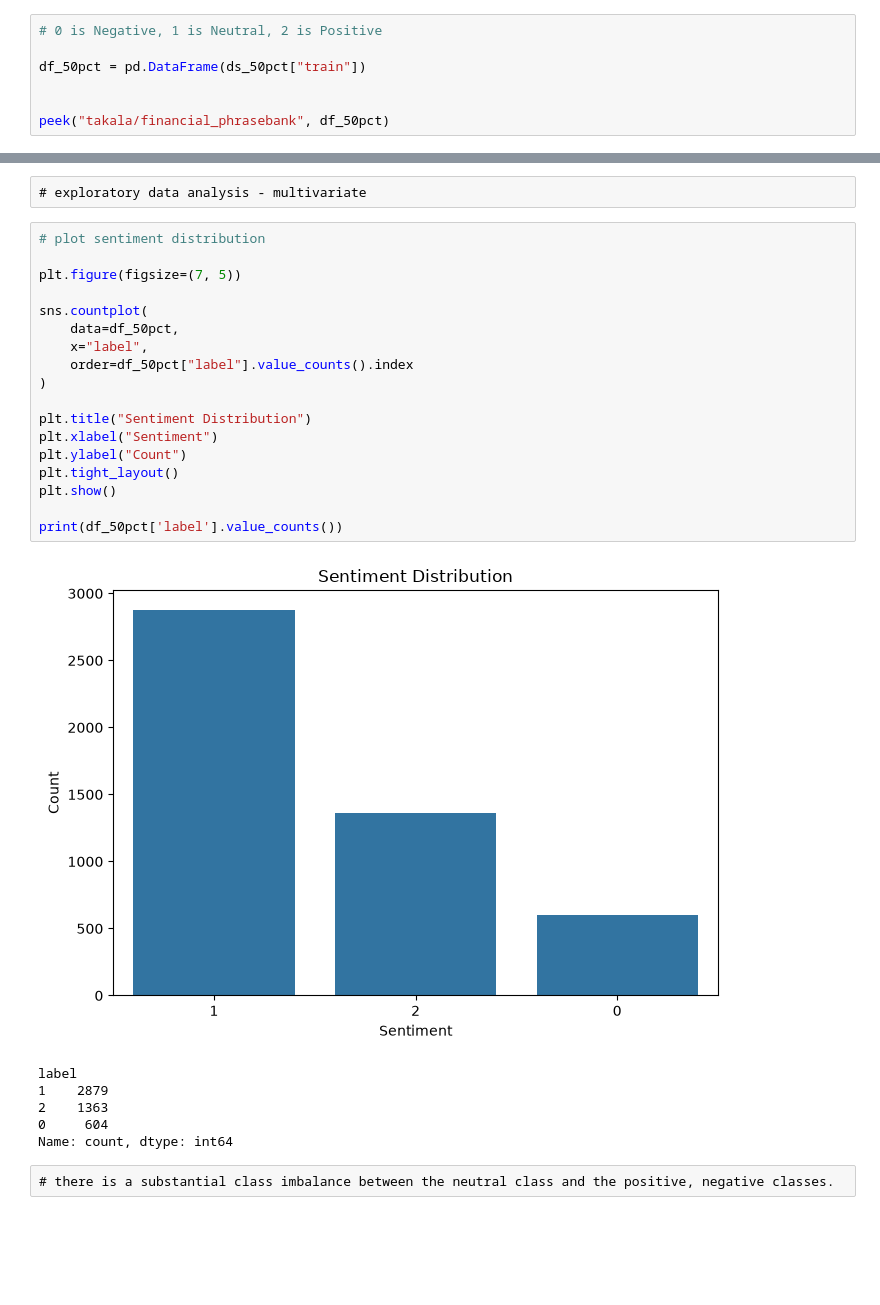
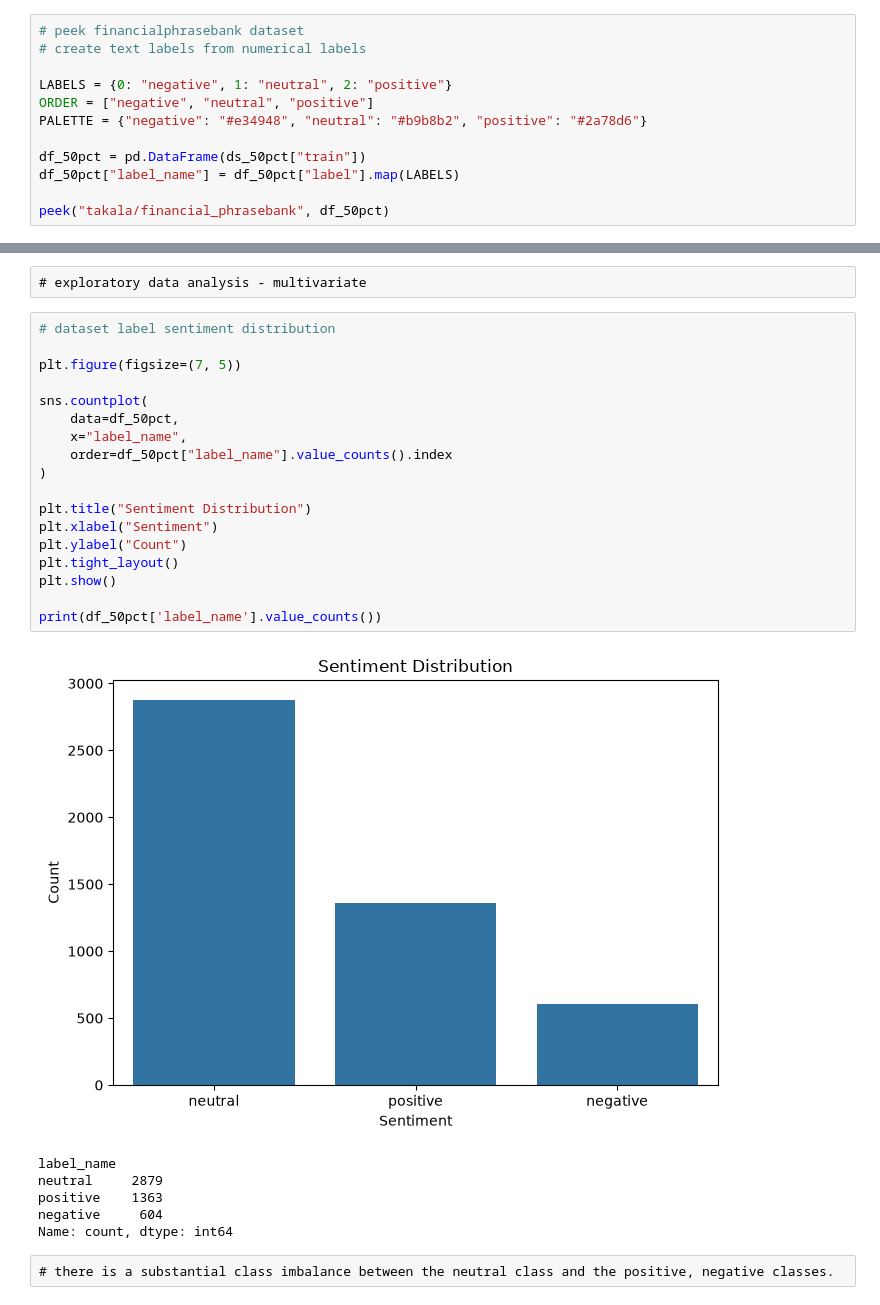
Before and after one commit to thisisadison/quorum, a Jupyter notebook: notebooks/fyp_eda.ipynb, the cells around one changed output, grey strips where cells are left out. Saved outputs shown, nothing was run; the diff lists cells and outputs as text; blank space fills up the shorter version.

```diff
--- a/notebooks/fyp_eda.ipynb
+++ b/notebooks/fyp_eda.ipynb
@@ -54,10 +54,15 @@ DatasetDict({
     })
 })
 # %%
-# 0 is Negative, 1 is Neutral, 2 is Positive
+# peek financialphrasebank dataset
+# create text labels from numerical labels
+
+LABELS = {0: "negative", 1: "neutral", 2: "positive"}
+ORDER = ["negative", "neutral", "positive"]
+PALETTE = {"negative": "#e34948", "neutral": "#b9b8b2", "positive": "#2a78d6"}
 
 df_50pct = pd.DataFrame(ds_50pct["train"])
-
+df_50pct["label_name"] = df_50pct["label"].map(LABELS)
 
 peek("takala/financial_phrasebank", df_50pct)
 # %% [output]
@@ -288,29 +335,29 @@ plt.show()
 # %% [raw]
 # exploratory data analysis - multivariate
 # %%
-# plot sentiment distribution
+# dataset label sentiment distribution
 
 plt.figure(figsize=(7, 5))
 
 sns.countplot(
     data=df_50pct,
-    x="label",
-    order=df_50pct["label"].value_counts().index
+    x="label_name",
+    order=df_50pct["label_name"].value_counts().index
 )
 
 plt.title("Sentiment Distribution")
 plt.xlabel("Sentiment")
 plt.ylabel("Count")
 plt.tight_layout()
 plt.show()
 
-print(df_50pct['label'].value_counts())
+print(df_50pct['label_name'].value_counts())
 # %% [output]
-[figure, old version]
+[figure, new version]
-label
-1    2879
-2    1363
-0     604
+label_name
+neutral     2879
+positive    1363
+negative     604
 Name: count, dtype: int64
 # %% [raw]
 # there is a substantial class imbalance between the neutral class and the positive, negative classes.
```
Also changed, not shown: parts of 15 cells of this notebook.
